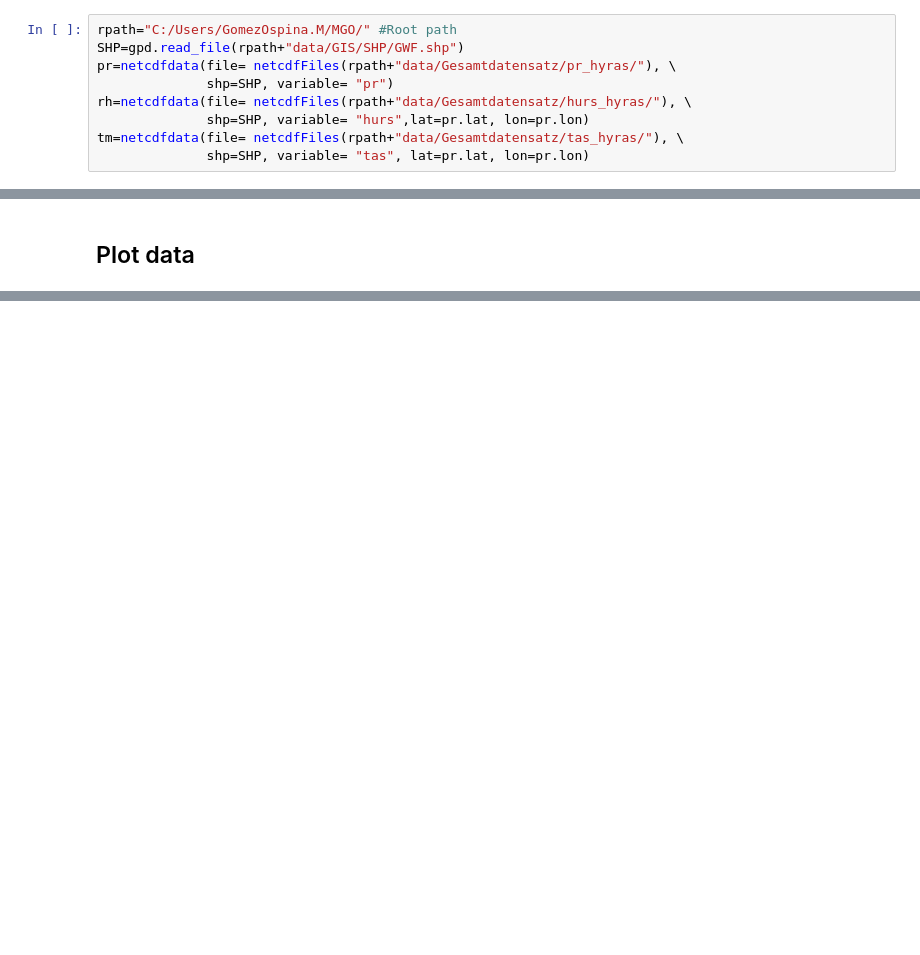
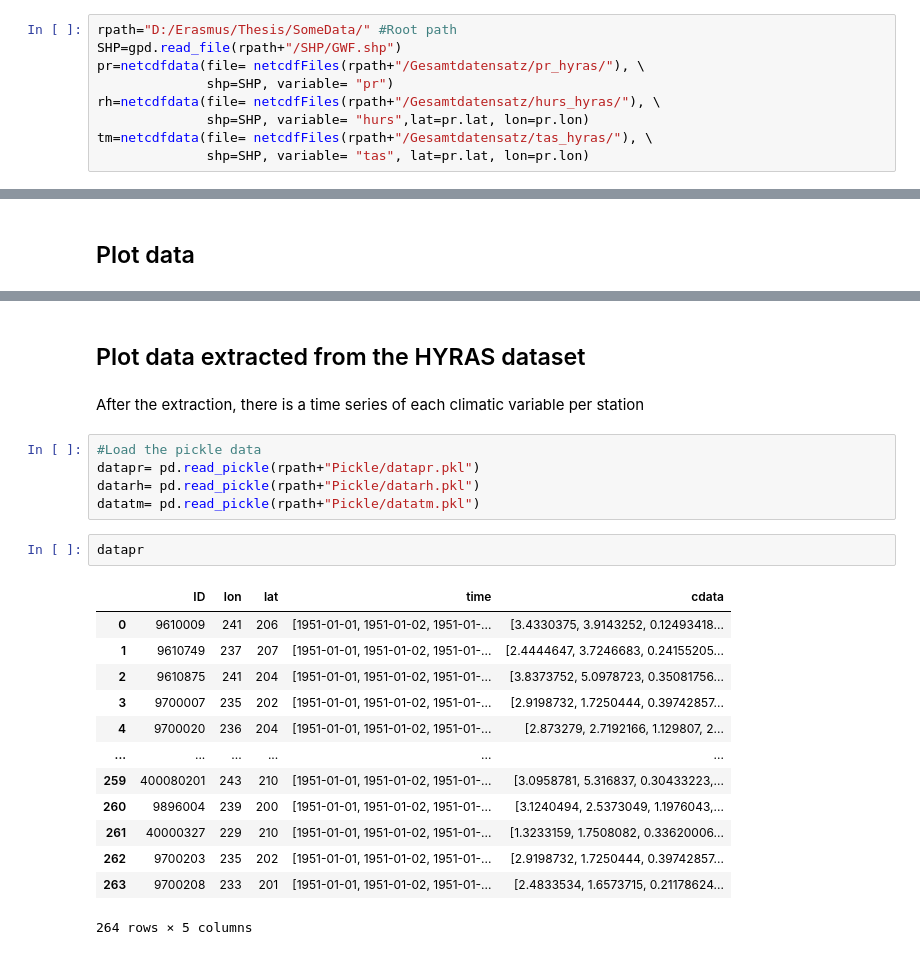
Before and after one commit to mgomezo12/GW_forecasting_ML, a Jupyter notebook: extract_netCDF.ipynb, the cells around one changed output, grey strips where cells are left out. Cells and saved outputs as stored; diff of their text form; blank space fills up the shorter version.

```diff
--- a/extract_netCDF.ipynb
+++ b/extract_netCDF.ipynb
@@ -22,9 +15,9 @@ from functions import *
 # %%
-rpath="C:/Users/GomezOspina.M/MGO/" #Root path
-SHP=gpd.read_file(rpath+"data/GIS/SHP/GWF.shp")
-pr=netcdfdata(file= netcdfFiles(rpath+"data/Gesamtdatensatz/pr_hyras/"), \
+rpath="D:/Erasmus/Thesis/SomeData/" #Root path
+SHP=gpd.read_file(rpath+"/SHP/GWF.shp")
+pr=netcdfdata(file= netcdfFiles(rpath+"/Gesamtdatensatz/pr_hyras/"), \
               shp=SHP, variable= "pr")
-rh=netcdfdata(file= netcdfFiles(rpath+"data/Gesamtdatensatz/hurs_hyras/"), \
+rh=netcdfdata(file= netcdfFiles(rpath+"/Gesamtdatensatz/hurs_hyras/"), \
               shp=SHP, variable= "hurs",lat=pr.lat, lon=pr.lon)
-tm=netcdfdata(file= netcdfFiles(rpath+"data/Gesamtdatensatz/tas_hyras/"), \
+tm=netcdfdata(file= netcdfFiles(rpath+"/Gesamtdatensatz/tas_hyras/"), \
               shp=SHP, variable= "tas", lat=pr.lat, lon=pr.lon)
@@ -154,0 +264,25 @@ plt.plot(rhts)
+# %% [markdown]
+## Plot data extracted from the HYRAS dataset
+# %% [markdown]
+After the extraction, there is a time series of each climatic variable per station
+# %%
+#Load the pickle data
+datapr= pd.read_pickle(rpath+"Pickle/datapr.pkl")
+datarh= pd.read_pickle(rpath+"Pickle/datarh.pkl")
+datatm= pd.read_pickle(rpath+"Pickle/datatm.pkl")
+# %%
+datapr
+# %% [output]
+|  | ID | lon | lat | time | cdata |
+| 0 | 9610009 | 241 | 206 | [1951-01-01, 1951-01-02, 1951-01-... | [3.4330375, 3.9143252, 0.12493418... |
+| 1 | 9610749 | 237 | 207 | [1951-01-01, 1951-01-02, 1951-01-... | [2.4444647, 3.7246683, 0.24155205... |
+| 2 | 9610875 | 241 | 204 | [1951-01-01, 1951-01-02, 1951-01-... | [3.8373752, 5.0978723, 0.35081756... |
+| 3 | 9700007 | 235 | 202 | [1951-01-01, 1951-01-02, 1951-01-... | [2.9198732, 1.7250444, 0.39742857... |
+| 4 | 9700020 | 236 | 204 | [1951-01-01, 1951-01-02, 1951-01-... | [2.873279, 2.7192166, 1.129807, 2... |
+| ... | ... | ... | ... | ... | ... |
+| 259 | 400080201 | 243 | 210 | [1951-01-01, 1951-01-02, 1951-01-... | [3.0958781, 5.316837, 0.30433223,... |
+| 260 | 9896004 | 239 | 200 | [1951-01-01, 1951-01-02, 1951-01-... | [3.1240494, 2.5373049, 1.1976043,... |
+| 261 | 40000327 | 229 | 210 | [1951-01-01, 1951-01-02, 1951-01-... | [1.3233159, 1.7508082, 0.33620006... |
+| 262 | 9700203 | 235 | 202 | [1951-01-01, 1951-01-02, 1951-01-... | [2.9198732, 1.7250444, 0.39742857... |
+| 263 | 9700208 | 233 | 201 | [1951-01-01, 1951-01-02, 1951-01-... | [2.4833534, 1.6573715, 0.21178624... |
+264 rows × 5 columns
```
Also changed, not shown: parts of 22 cells of this notebook, 5 other files.
